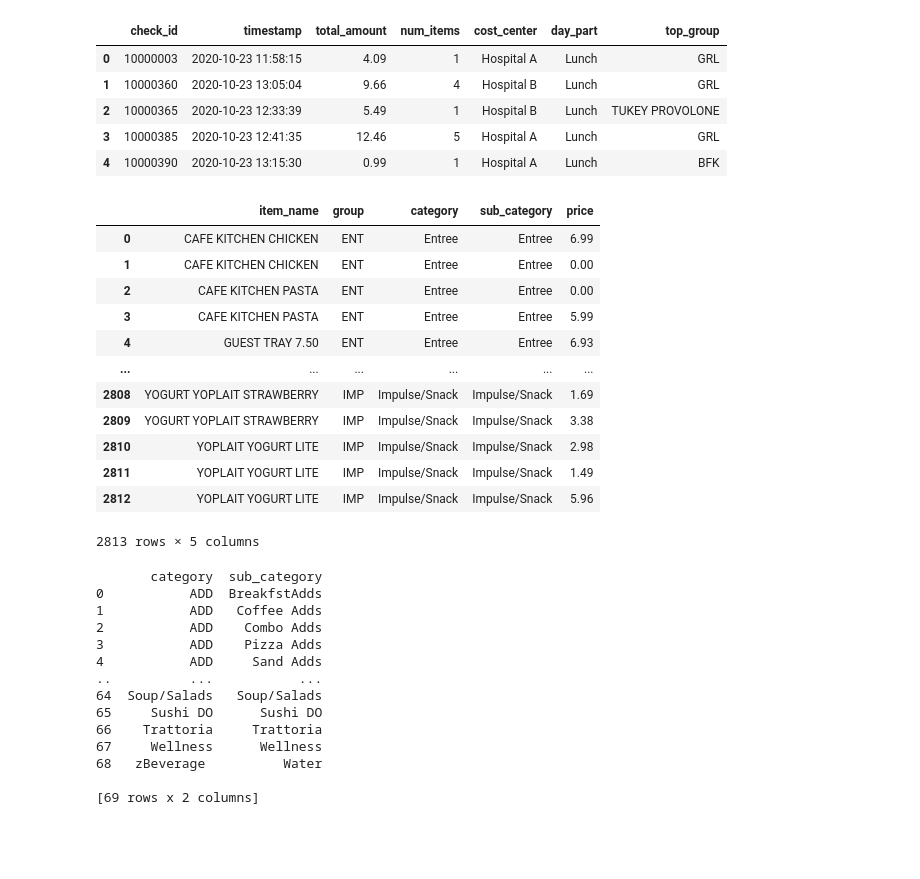
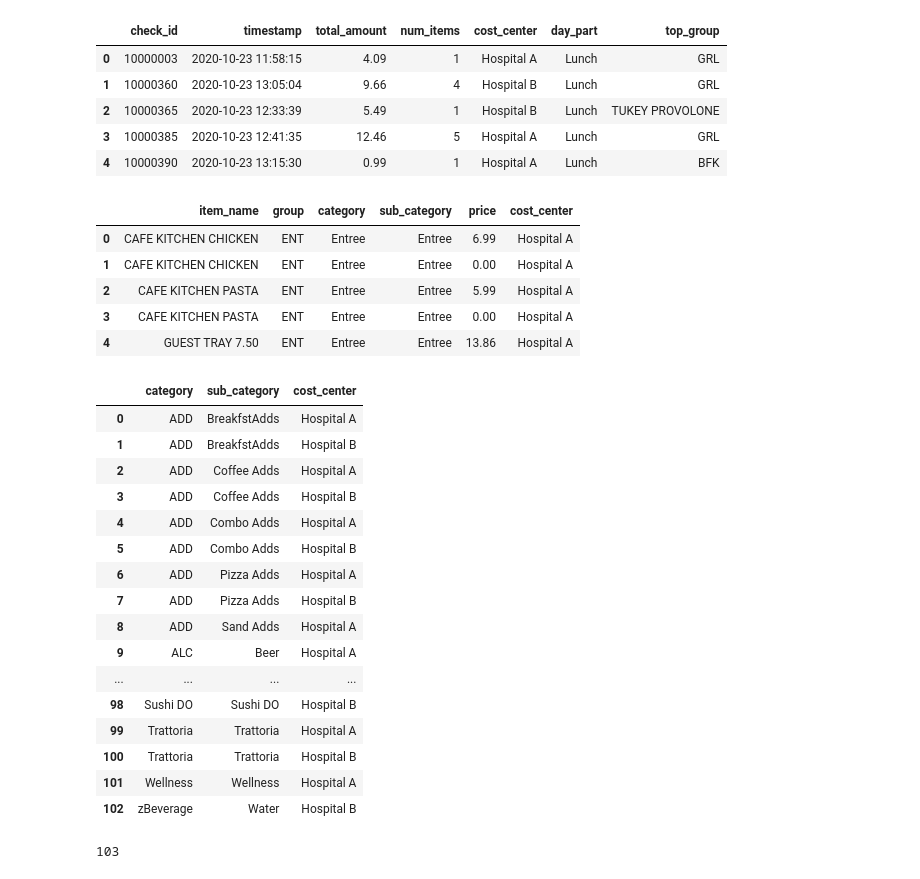
Before and after one commit to masterjsullivan/C1_Case_Study, a Jupyter notebook: whiteboard.ipynb, the cells around one changed output. Drawn from its saved outputs; the diff is of its cells as text; code cells hidden in the pictures; blank space fills up the shorter version.

Commit message:
Added categories table

```diff
--- a/whiteboard.ipynb
+++ b/whiteboard.ipynb
@@ -113,48 +116,58 @@ transactions.head()
 | 3 | 10000385 | 2020-10-23 12:41:35 | 12.46 | 5 | Hospital A | Lunch | GRL |
 | 4 | 10000390 | 2020-10-23 13:15:30 | 0.99 | 1 | Hospital A | Lunch | BFK |
 # %%
-items = line_items[['item_name', 'group', 'category', 'sub_category', 'gross_revenue']].drop_duplicates().sort_values('item_name').reset_index(drop=True)
+# Build items table
+items = line_items[['item_name', 'group', 'category', 'sub_category', 'gross_revenue', 'cost_center']].drop_duplicates().sort_values('item_name').reset_index(drop=True)
 items = items.astype({
     'item_name': 'string',
     'group': 'string',
     'category': 'string',
     'sub_category': 'string',
-    'gross_revenue': 'float64'
+    'gross_revenue': 'float64',
+    'cost_center': 'string'
 })
 
 items = items.rename(columns={'gross_revenue': 'price'})
 
-items
+# Load items table to SQLite database
+items.to_sql('items', 'sqlite:///C1_case_study.db', if_exists='replace', index=False)
+
+items.head()
 # %% [output]
-|  | item_name | group | category | sub_category | price |
-| 0 | CAFE KITCHEN CHICKEN | ENT | Entree | Entree | 6.99 |
-| 1 | CAFE KITCHEN CHICKEN | ENT | Entree | Entree | 0.00 |
-| 2 | CAFE KITCHEN PASTA | ENT | Entree | Entree | 0.00 |
-| 3 | CAFE KITCHEN PASTA | ENT | Entree | Entree | 5.99 |
-| 4 | GUEST TRAY 7.50 | ENT | Entree | Entree | 6.93 |
-| ... | ... | ... | ... | ... | ... |
-| 2808 | YOGURT YOPLAIT STRAWBERRY | IMP | Impulse/Snack | Impulse/Snack | 1.69 |
-| 2809 | YOGURT YOPLAIT STRAWBERRY | IMP | Impulse/Snack | Impulse/Snack | 3.38 |
-| 2810 | YOPLAIT YOGURT LITE | IMP | Impulse/Snack | Impulse/Snack | 2.98 |
-| 2811 | YOPLAIT YOGURT LITE | IMP | Impulse/Snack | Impulse/Snack | 1.49 |
-| 2812 | YOPLAIT YOGURT LITE | IMP | Impulse/Snack | Impulse/Snack | 5.96 |
+|  | item_name | group | category | sub_category | price | cost_center |
+| 0 | CAFE KITCHEN CHICKEN | ENT | Entree | Entree | 6.99 | Hospital A |
+| 1 | CAFE KITCHEN CHICKEN | ENT | Entree | Entree | 0.00 | Hospital A |
+| 2 | CAFE KITCHEN PASTA | ENT | Entree | Entree | 5.99 | Hospital A |
+| 3 | CAFE KITCHEN PASTA | ENT | Entree | Entree | 0.00 | Hospital A |
+| 4 | GUEST TRAY 7.50 | ENT | Entree | Entree | 13.86 | Hospital A |
-2813 rows × 5 columns
 # %%
-categories = line_items[['category', 'sub_category']].drop_duplicates().sort_values(['category']).reset_index(drop=True)
+#Build categories table
+categories = line_items[['category', 'sub_category', 'cost_center']].drop_duplicates().sort_values(['category', 'sub_category', 'cost_center']).reset_index(drop=True)
 
-print(categories.head(70))
+with pd.option_context('display.max_rows', None,
+                    'display.max_columns', None,
+                    'display.width', None,
+                    'display.max_colwidth', None):
+    display(categories)
+
+# Load categories table into SQLite database
+categories.to_sql('categories', 'sqlite:///C1_case_study.db', if_exists='replace', index=False)
 # %% [output]
+|  | category | sub_category | cost_center |
+| 0 | ADD | BreakfstAdds | Hospital A |
+| 1 | ADD | BreakfstAdds | Hospital B |
+| 2 | ADD | Coffee Adds | Hospital A |
+| 3 | ADD | Coffee Adds | Hospital B |
+| 4 | ADD | Combo Adds | Hospital A |
+| 5 | ADD | Combo Adds | Hospital B |
+| 6 | ADD | Pizza Adds | Hospital A |
+| 7 | ADD | Pizza Adds | Hospital B |
+| 8 | ADD | Sand Adds | Hospital A |
+| 9 | ALC | Beer | Hospital A |
+| ... | ... | ... | ... |
+| 98 | Sushi DO | Sushi DO | Hospital B |
+| 99 | Trattoria | Trattoria | Hospital A |
+| 100 | Trattoria | Trattoria | Hospital B |
+| 101 | Wellness | Wellness | Hospital A |
+| 102 | zBeverage | Water | Hospital B |
-       category  sub_category
-0           ADD  BreakfstAdds
-1           ADD   Coffee Adds
-2           ADD    Combo Adds
-3           ADD    Pizza Adds
-4           ADD     Sand Adds
-..          ...           ...
-64  Soup/Salads   Soup/Salads
-65     Sushi DO      Sushi DO
-66    Trattoria     Trattoria
-67     Wellness      Wellness
-68   zBeverage          Water
-
-[69 rows x 2 columns]
+103
```
Also changed, not shown: parts of 2 cells of this notebook, 1 other file.
